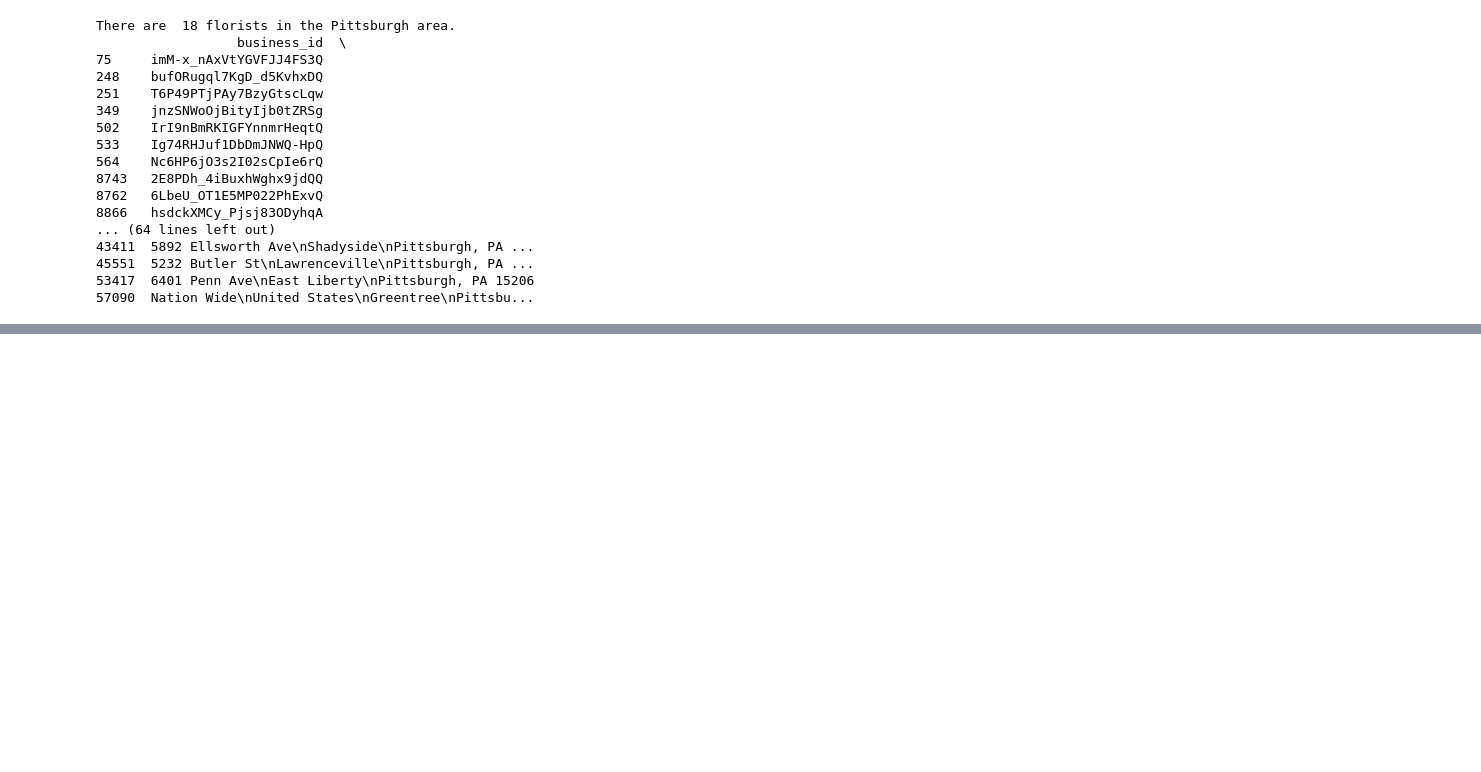
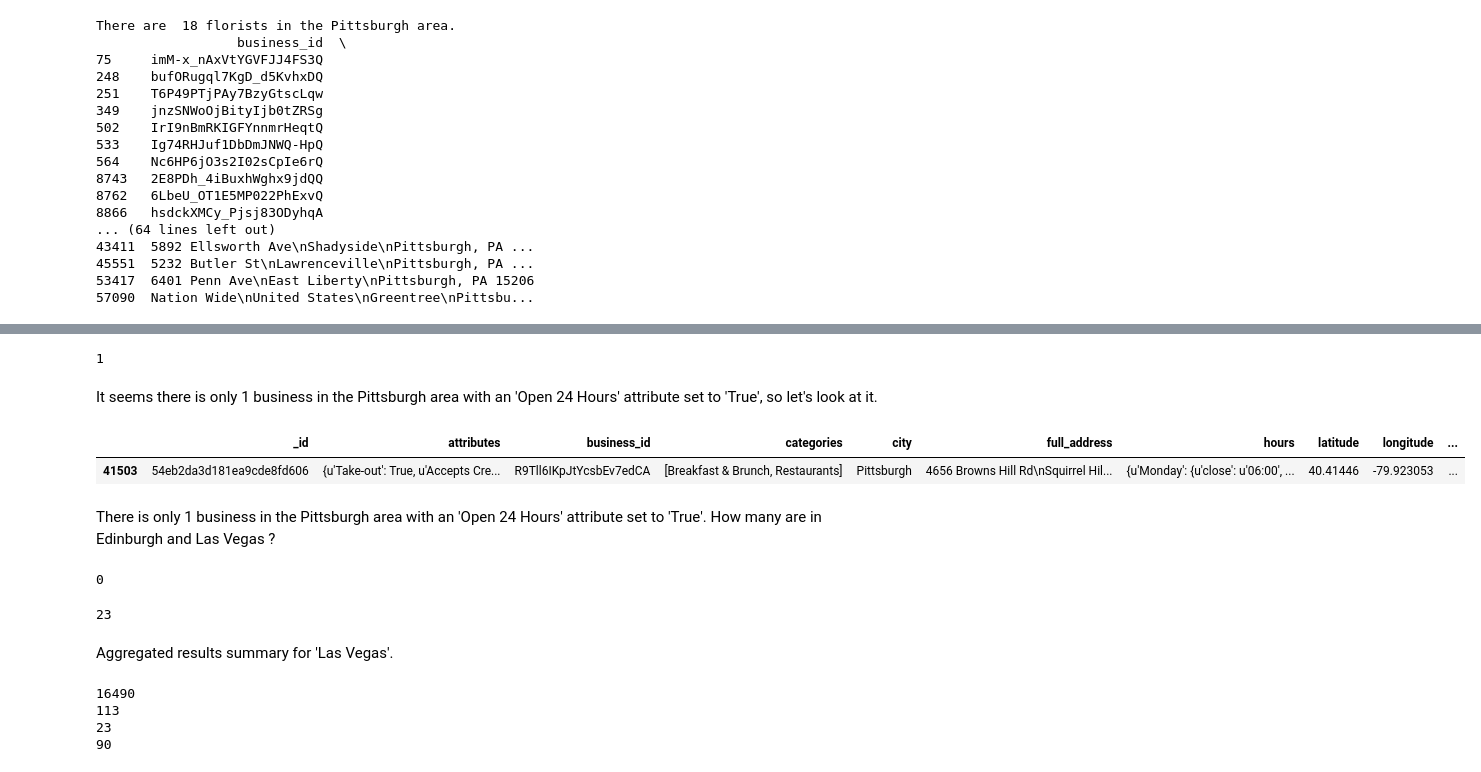
Before and after one commit to AngelaO/Yelp-Project, a Jupyter notebook: Yelp-Challenge_Ken.ipynb, the cells around one changed output, grey strips where cells are left out. Saved outputs shown, nothing was run; the diff lists cells and outputs as text; code cells hidden in the pictures; blank space fills up the shorter version.

Commit message:
- Added code to query businesses by attributes

```diff
--- a/Yelp-Challenge_Ken.ipynb
+++ b/Yelp-Challenge_Ken.ipynb
@@ -516,0 +628,4 @@ There are  18 florists in the Pittsburgh area.
+# %%
+# Get list of all businesses with the 'Open 24 Hours' attribute.
+# We do not know what value the attribute may have.
+open24HoursList = attributesDict.get('Open 24 Hours')
@@ -516,0 +634,5 @@ There are  18 florists in the Pittsburgh area.
+# %%
+# Filter list of all businesses to just those in the Pittsburgh, Edinburgh, and Las Vegas areas.
+open24HoursInPittsburgh = BusinessesDF[(BusinessesDF.business_id.isin(open24HoursList)) & (BusinessesDF.clustercity == 'Pittsburgh')]
+open24HoursInEdinburgh = BusinessesDF[(BusinessesDF.business_id.isin(open24HoursList)) & (BusinessesDF.clustercity == 'Edinburgh')]
+open24HoursInLasVegas = BusinessesDF[(BusinessesDF.business_id.isin(open24HoursList)) & (BusinessesDF.clustercity == 'Las Vegas')]
@@ -516,0 +649,24 @@ There are  18 florists in the Pittsburgh area.
+# %%
+# define some utility methods
+
+# Select businesses with an attribute regardless of value
+def selectBusinessByAttribute(datasetDF, attrib_key):
+    resultsList = list()
+
+    for index, row in datasetDF.iterrows():
+        attrib_list = datasetDF.loc[index, 'attributes']
+        if (attrib_list.has_key(attrib_key)):
+            resultsList.append(row)
+
+    return pd.DataFrame(resultsList)
+
+# Select businesses with an attribute and a specific value
+def selectBusinessByAttributeAndValue(datasetDF, attrib_key, attrib_value):
+    resultsList = list()
+
+    for index, row in datasetDF.iterrows():
+        attrib_list = datasetDF.loc[index, 'attributes']
+        if (attrib_list.has_key(attrib_key)) & (attrib_list[attrib_key] == attrib_value):
+            resultsList.append(row)
+
+    return pd.DataFrame(resultsList)
@@ -516,0 +699,41 @@ There are  18 florists in the Pittsburgh area.
+# %%
+# How many businesses in the Pittsburgh area have the 'Open 24 Hours' attribute set to 'True'?
+len(selectBusinessByAttributeAndValue(open24HoursInPittsburgh, "Open 24 Hours", True))
+# %% [output]
+1
+# %% [markdown]
+It seems there is only 1 business in the Pittsburgh area with an 'Open 24 Hours' attribute set to 'True', so let's look at it.
+# %%
+selectBusinessByAttributeAndValue(open24HoursInPittsburgh, "Open 24 Hours", True)
+# %% [output]
+|  | _id | attributes | business_id | categories | city | full_address | hours | latitude | longitude | ... |
+| 41503 | 54eb2da3d181ea9cde8fd606 | {u'Take-out': True, u'Accepts Cre... | R9Tll6IKpJtYcsbEv7edCA | [Breakfast & Brunch, Restaurants] | Pittsburgh | 4656 Browns Hill Rd\nSquirrel Hil... | {u'Monday': {u'close': u'06:00', ... | 40.41446 | -79.923053 | ... |
+# %% [markdown]
+There is only 1 business in the Pittsburgh area with an 'Open 24 Hours' attribute set to 'True'. How many are in Edinburgh and Las Vegas ?
+# %%
+len(selectBusinessByAttributeAndValue(open24HoursInEdinburgh, "Open 24 Hours", True))
+# %% [output]
+0
+# %%
+len(selectBusinessByAttributeAndValue(open24HoursInLasVegas, "Open 24 Hours", True))
+# %% [output]
+23
+# %% [markdown]
+Aggregated results summary for 'Las Vegas'.
+# %%
+#"Total number of businesses we have in Las Vegas:",
+print len(BusinessesDF[(BusinessesDF.clustercity == 'Las Vegas')])
+
+#"How many businesses in the Las Vegas area have the 'Open 24 Hours' attribute? ",
+print len(selectBusinessByAttribute(open24HoursInLasVegas, "Open 24 Hours"))
+
+# "How many businesses in the Las Vegas area have the 'Open 24 Hours' attribute set to 'True'?",
+print len(selectBusinessByAttributeAndValue(open24HoursInLasVegas, "Open 24 Hours", True))
+
+# "How many businesses in the Las Vegas area have the 'Open 24 Hours' attribute set to 'False'?",
+print len(selectBusinessByAttributeAndValue(open24HoursInLasVegas, "Open 24 Hours", False))
+# %% [output]
+16490
+113
+23
+90
```
Also changed, not shown: parts of 43 cells of this notebook, 1 other file.
